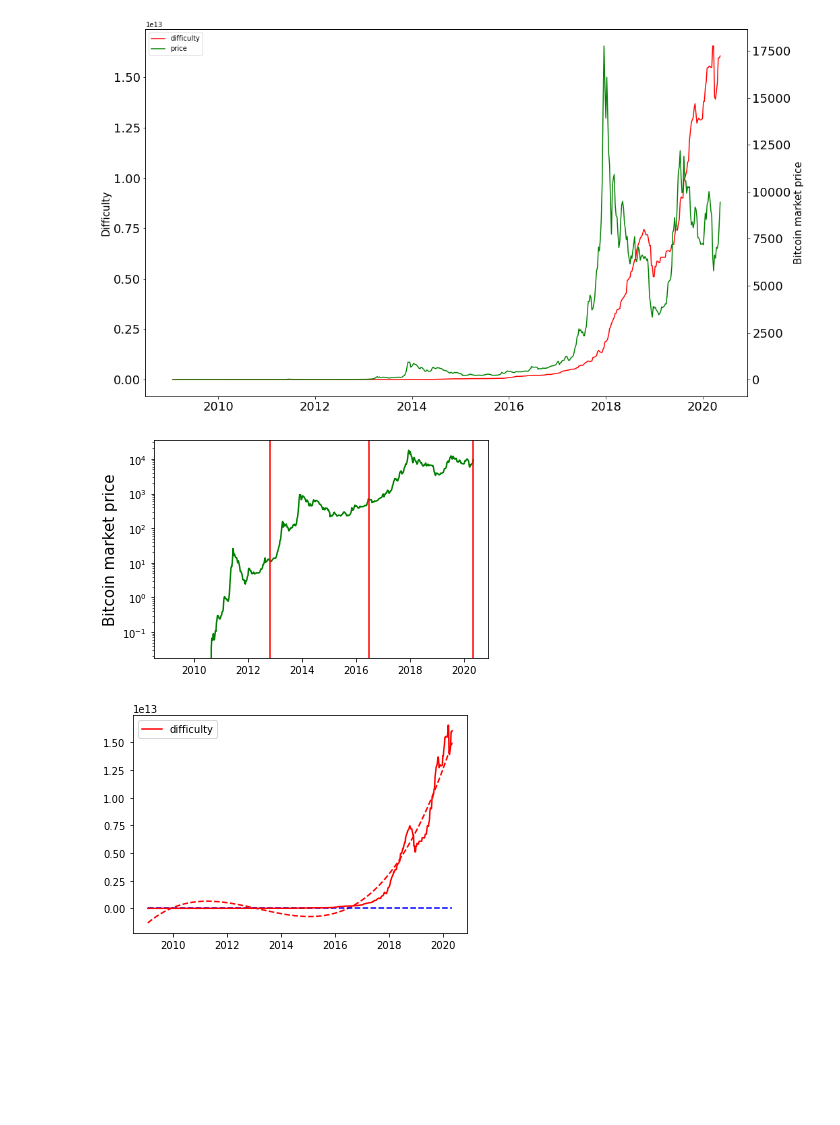
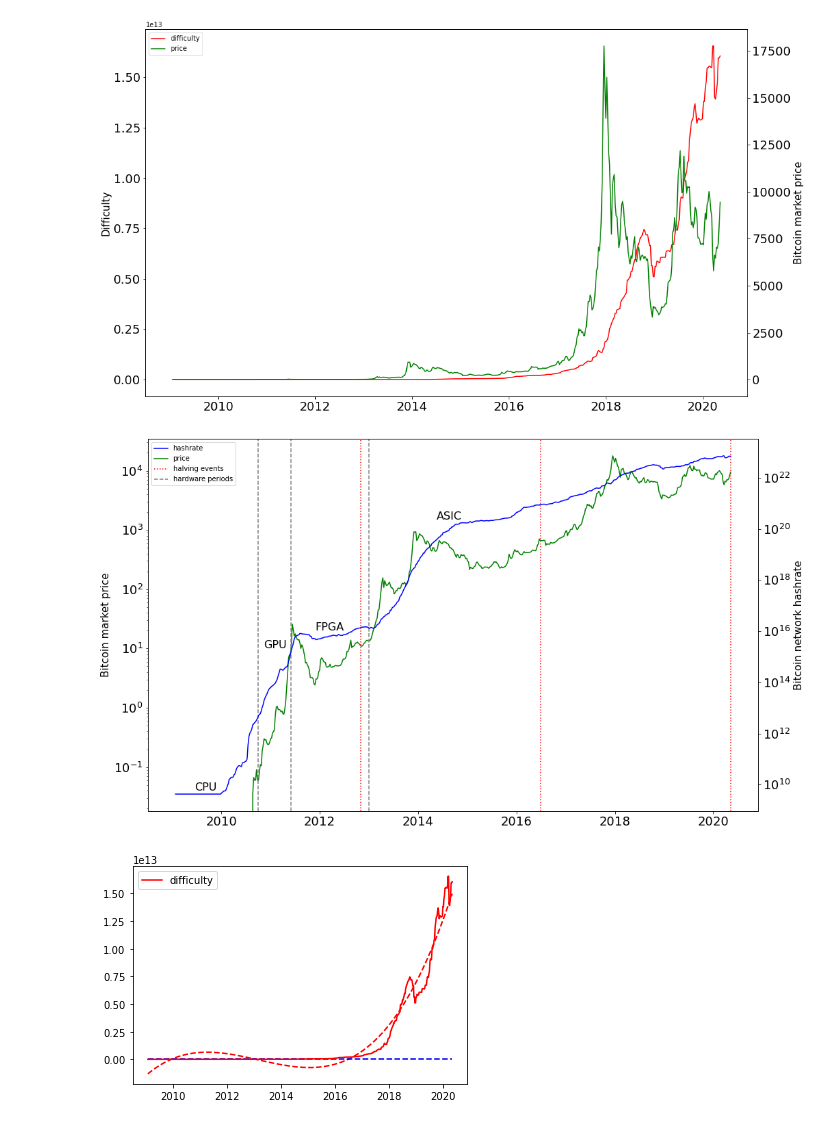
Before and after one commit to Lukasdeloose/sustainable_blockchain, a Jupyter notebook: data_analysis/history.ipynb, the cells around one changed output. Cells and saved outputs as stored; diff of their text form; code cells hidden in the pictures; blank space fills up the shorter version.

Commit message:
extended bitcoin price and hashrate plot

```diff
--- a/data_analysis/history.ipynb
+++ b/data_analysis/history.ipynb
@@ -214,21 +214,54 @@ plt.show()
 first_halve = datetime(2012, 11, 1)
 second_halve = datetime(2016, 7, 1)
 third_halve = datetime(2020, 5, 13)
+
+
+asic = datetime(2013,1,1)
+gpu = datetime(2010,10,1)
+fpga = datetime(2011, 6, 1)
-# %%
-plt.plot(price['price'], color="green", label="price")
-#plt.plot(first_halve)
-
-plt.axvline(first_halve, color='red')
-plt.axvline(second_halve, color='red')
-plt.axvline(third_halve, color='red')
-
-
-plt.yscale('log')
-
-plt.ylabel('Bitcoin market price', fontsize = 15)
-plt.show()
-# %% [output]
-[figure, removed]
+# %%
+fig, ax = plt.subplots(figsize=(16,10))
+
+ln1 = ax.plot(price['price'], color="green", label="price")
+#plt.plot(first_halve)
+
+ax2 = ax.twinx()
+ln1 = ax2.plot(bitcoin['difficulty']*2**32,color="blue", label="hashrate")
+
+h1 = ax.axvline(first_halve, color='red', label='halving events', ls=':')
+ax.axvline(second_halve, color='red', ls=':')
+ax.axvline(third_halve, color='red', ls=':')
+
+h2 = ax.axvline(gpu, color='grey', label='hardware periods', ls='--')
+ax.axvline(fpga, color='grey', ls='--')
+ax.axvline(asic, color='grey', ls='--')
+
+ax.text(datetime(2009,6,15),0.04, 'CPU', fontsize=16)
+ax.text(gpu + timedelta(days=40),10, 'GPU', fontsize=16)
+ax.text(fpga + timedelta(days=180),20, 'FPGA', fontsize=16)
+ax.text(asic + timedelta(days=500),1500, 'ASIC', fontsize=16)
+
+
+ln3 = [h1, h2]
+
+ax.set_yscale('log')
+ax2.set_yscale('log')
+
+# added these three lines
+lns = ln1+ln2+ln3
+labs = [l.get_label() for l in lns]
+ax.legend(lns, labs, loc=0)
+
+ax.tick_params(axis="x", labelsize=18)
+ax.tick_params(axis="y", labelsize=18)
+ax2.tick_params(axis="y", labelsize=18)
+
+ax.set_ylabel('Bitcoin market price', fontsize = 15)
+ax2.set_ylabel('Bitcoin network hashrate', fontsize = 15)
+plt.savefig('BTC_hashrate_price.png')
+plt.show()
+# %% [output]
+[figure, added]
 # %%
 import matplotlib.dates as mdates
 # %%
```
Also changed, not shown: parts of 1 cell of this notebook, 5 other files.
